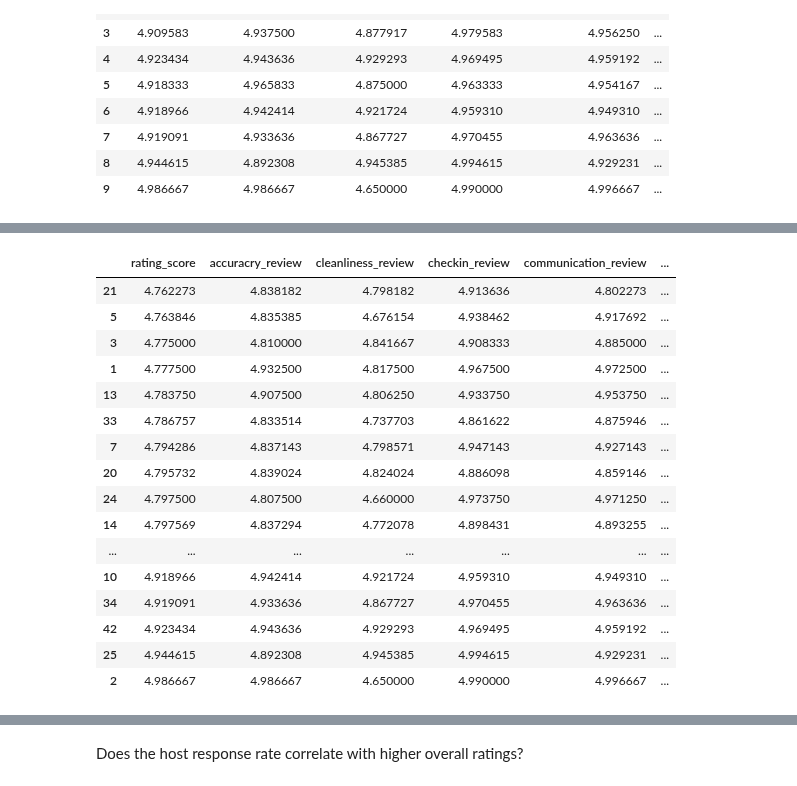
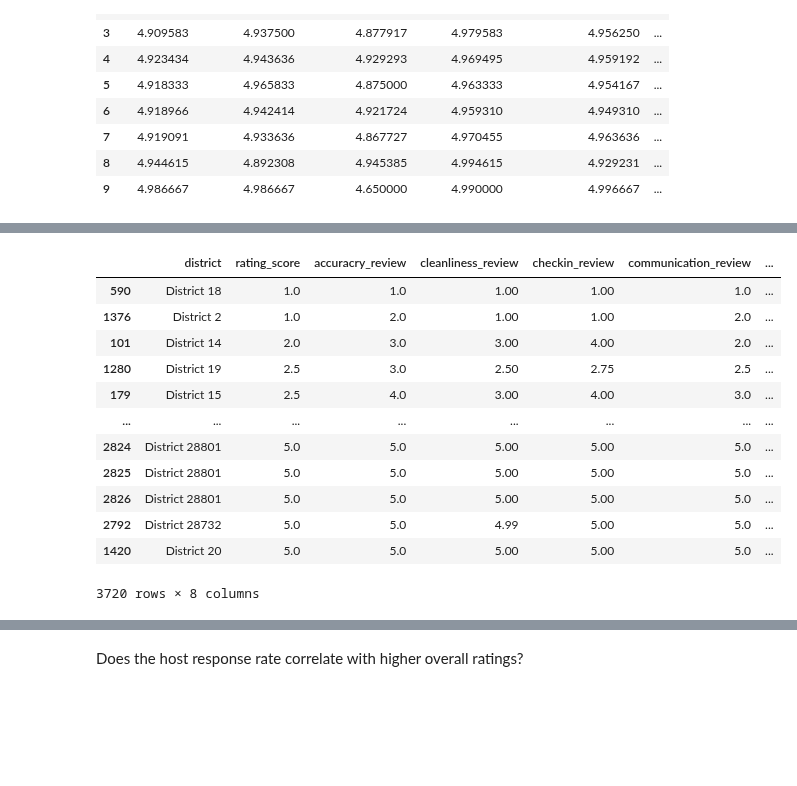
Before and after one commit to JonathanBrown003/Airbnb-A-Closer-Look-Nashville-Asheville, a Jupyter notebook: Analysis_Tu.ipynb, the cells around one changed output, grey strips where cells are left out. Drawn from its saved outputs; the diff is of its cells as text; code cells hidden in the pictures; blank space fills up the shorter version.

```diff
--- a/Analysis_Tu.ipynb
+++ b/Analysis_Tu.ipynb
@@ -5,3 +5,8 @@ import pandas as pd
 import numpy as np
 from sqlalchemy import create_engine
 from config import db_password
+# %%
+# reading the zip code csv file
+file = "/Users/TuTu/Desktop/BootCamp/Capstone_Project/White-/simplemaps_uszips_basicv1.79/uszips.csv"
+zip_df = pd.read_csv(file)
+zip_df
@@ -7,0 +27,7 @@ from config import db_password
+# %%
+col = ["zip", "lat", "lng", "state_id", "city"]
+nash_location = zip_df[col]
+nash_location = nash_location[nash_location.state_id == "TN"]
+nash_location = nash_location.rename(columns={"zip": "district"})
+nash_location = nash_location[nash_location.city == "Nashville"]
+nash_location
@@ -130,0 +229,2 @@ Index(['id', 'listing_url', 'name', 'description', 'neighborhood_overview',
+# %%
+nash_rows = pd.merge(nash_rows,nash_location, how="left", on=["latitude","longitude"])
@@ -1267,3 +1369,7 @@ combined_top_5_ratings
 | 7 | 4.919091 | 4.933636 | 4.867727 | 4.970455 | 4.963636 | ... |
 | 8 | 4.944615 | 4.892308 | 4.945385 | 4.994615 | 4.929231 | ... |
 | 9 | 4.986667 | 4.986667 | 4.650000 | 4.990000 | 4.996667 | ... |
+# %%
+# editing the ashe_zip_rating_df "district" column
+ashe_zip_rating_df['district'] = "District" + " " + ashe_zip_rating_df["district"].astype(str)
+ashe_zip_rating_df
@@ -1270,22 +1390,18 @@ combined_top_5_ratings
 # %%
 # combining all districts from Nashville and Asheville
-all_ratings_zip = pd.merge(nashville_df, stat_ashe_per_district_df, how="outer")
+all_ratings_zip = pd.merge(nash_zip_rating_df, ashe_zip_rating_df, how="outer")
 all_ratings_zip.sort_values("rating_score")
 # %% [output]
-|  | rating_score | accuracry_review | cleanliness_review | checkin_review | communication_review | ... |
-| 21 | 4.762273 | 4.838182 | 4.798182 | 4.913636 | 4.802273 | ... |
-| 5 | 4.763846 | 4.835385 | 4.676154 | 4.938462 | 4.917692 | ... |
-| 3 | 4.775000 | 4.810000 | 4.841667 | 4.908333 | 4.885000 | ... |
-| 1 | 4.777500 | 4.932500 | 4.817500 | 4.967500 | 4.972500 | ... |
-| 13 | 4.783750 | 4.907500 | 4.806250 | 4.933750 | 4.953750 | ... |
-| 33 | 4.786757 | 4.833514 | 4.737703 | 4.861622 | 4.875946 | ... |
-| 7 | 4.794286 | 4.837143 | 4.798571 | 4.947143 | 4.927143 | ... |
-| 20 | 4.795732 | 4.839024 | 4.824024 | 4.886098 | 4.859146 | ... |
-| 24 | 4.797500 | 4.807500 | 4.660000 | 4.973750 | 4.971250 | ... |
-| 14 | 4.797569 | 4.837294 | 4.772078 | 4.898431 | 4.893255 | ... |
-| ... | ... | ... | ... | ... | ... | ... |
-| 10 | 4.918966 | 4.942414 | 4.921724 | 4.959310 | 4.949310 | ... |
-| 34 | 4.919091 | 4.933636 | 4.867727 | 4.970455 | 4.963636 | ... |
-| 42 | 4.923434 | 4.943636 | 4.929293 | 4.969495 | 4.959192 | ... |
-| 25 | 4.944615 | 4.892308 | 4.945385 | 4.994615 | 4.929231 | ... |
-| 2 | 4.986667 | 4.986667 | 4.650000 | 4.990000 | 4.996667 | ... |
+|  | district | rating_score | accuracry_review | cleanliness_review | checkin_review | communication_review | ... |
+| 590 | District 18 | 1.0 | 1.0 | 1.00 | 1.00 | 1.0 | ... |
+| 1376 | District 2 | 1.0 | 2.0 | 1.00 | 1.00 | 2.0 | ... |
+| 101 | District 14 | 2.0 | 3.0 | 3.00 | 4.00 | 2.0 | ... |
+| 1280 | District 19 | 2.5 | 3.0 | 2.50 | 2.75 | 2.5 | ... |
+| 179 | District 15 | 2.5 | 4.0 | 3.00 | 4.00 | 3.0 | ... |
+| ... | ... | ... | ... | ... | ... | ... | ... |
+| 2824 | District 28801 | 5.0 | 5.0 | 5.00 | 5.00 | 5.0 | ... |
+| 2825 | District 28801 | 5.0 | 5.0 | 5.00 | 5.00 | 5.0 | ... |
+| 2826 | District 28801 | 5.0 | 5.0 | 5.00 | 5.00 | 5.0 | ... |
+| 2792 | District 28732 | 5.0 | 5.0 | 4.99 | 5.00 | 5.0 | ... |
+| 1420 | District 20 | 5.0 | 5.0 | 5.00 | 5.00 | 5.0 | ... |
+3720 rows × 8 columns
```
Also changed, not shown: parts of 54 cells of this notebook, 3 other files.
